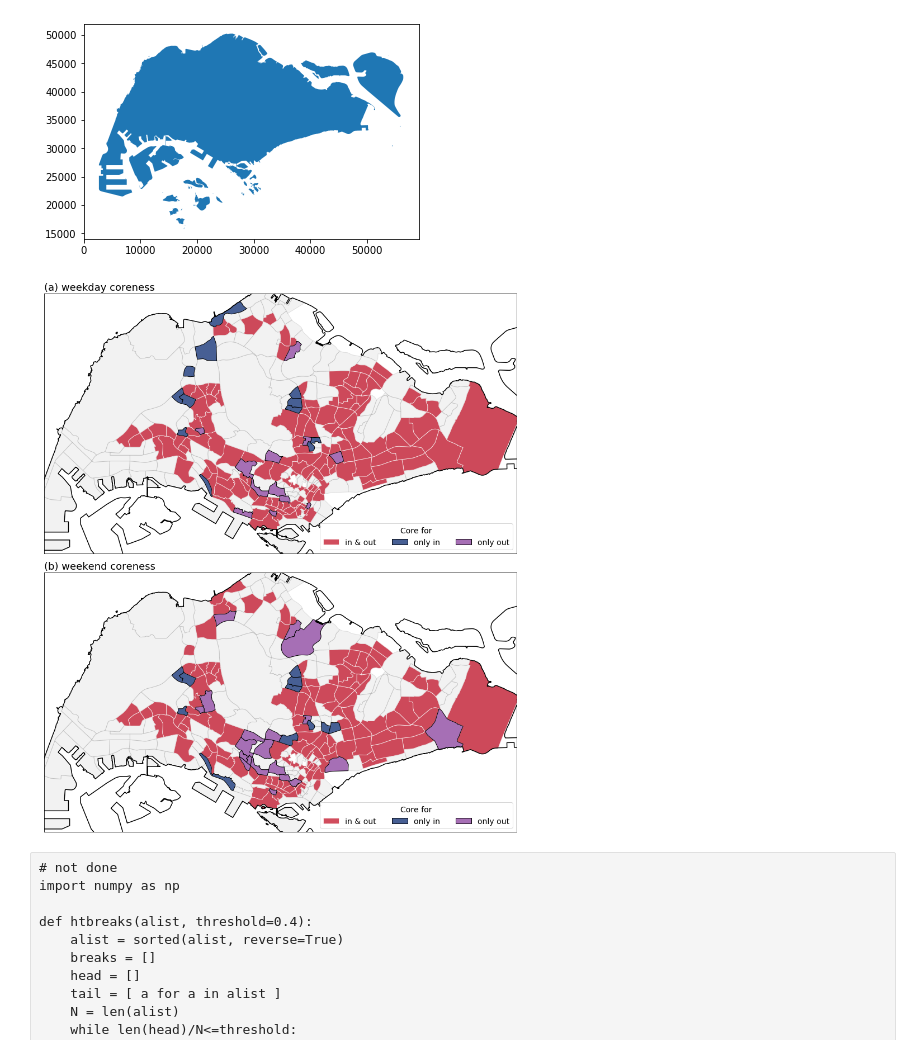
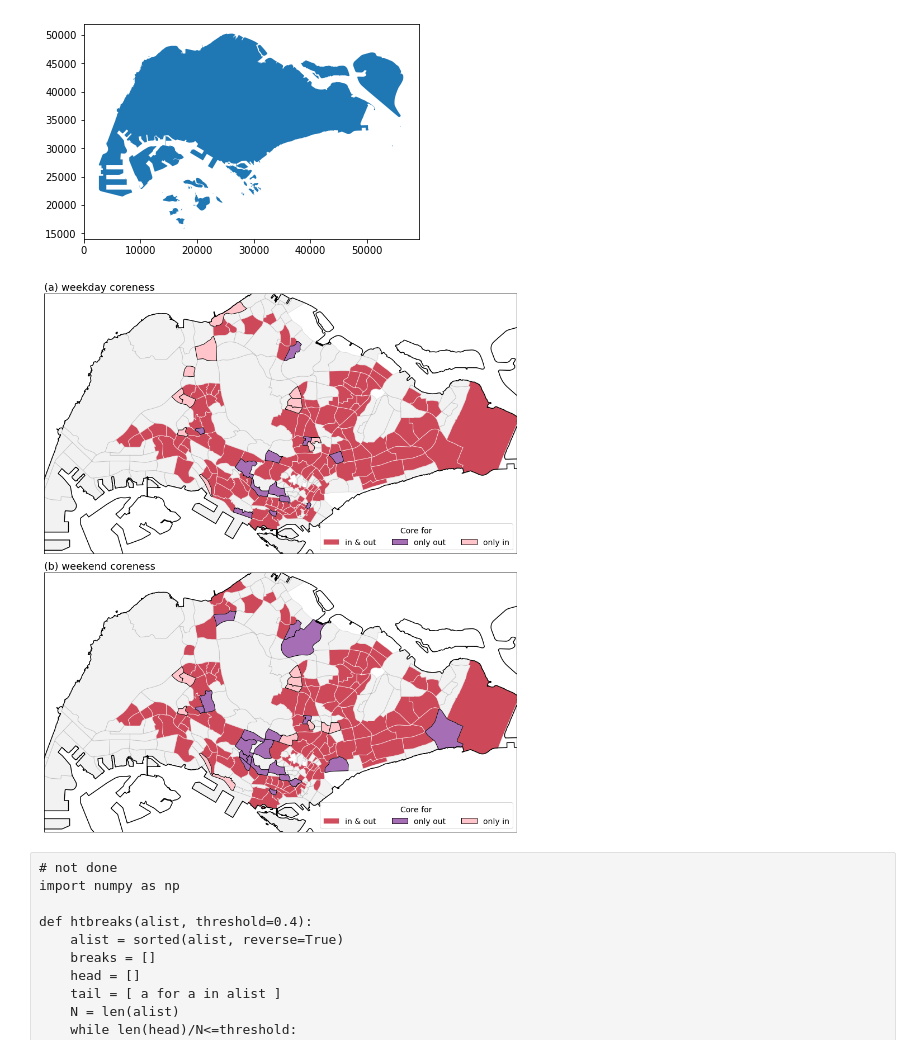
Before and after one commit to wcchin/SG_transit_analysis, a Jupyter notebook: analysis/run_kshell_decomposition.ipynb, the cells around one changed output. Cells and saved outputs as stored; diff of their text form; code cells hidden in the pictures.

Commit message:
update figures

```diff
--- a/analysis/run_kshell_decomposition.ipynb
+++ b/analysis/run_kshell_decomposition.ipynb
@@ -261,7 +261,7 @@ for ax in axs:
     subzone2.plot(color="grey", edgecolor="k", alpha=0.1, ax=ax)
     #region.plot(color="none", edgecolor="k", alpha=0.8, ax=ax)
 
-colors = ["xkcd:scarlet", "xkcd:dusky blue", "xkcd:soft purple"]
+colors = ["xkcd:scarlet", "xkcd:light rose", "xkcd:soft purple"]
 
 temp1 = subzone2[subzone2["weekday_in_core_lvl"]==1]
 temp1 = temp1[temp1["weekday_out_core_lvl"]==1]
@@ -284,35 +284,35 @@ temp1.plot(ax=axs[1], fc=colors[0], ec="w", alpha=.7)
 temp2 = subzone2[subzone2["weekend_in_core_lvl"]==1]
 temp2 = temp2[temp2["weekend_out_core_lvl"]==0]
 temp2.plot(ax=axs[1], fc=colors[1], ec="k", lw=1)
 
 temp3 = subzone2[subzone2["weekend_out_core_lvl"]==1]
 temp3 = temp3[temp3["weekend_in_core_lvl"]==0]
 temp3.plot(ax=axs[1], fc=colors[2], ec="k", lw=1)
 
 i = 0
 labs = "ab"
 labs2 = ["weekday coreness", "weekend coreness"]
 for ax in axs:
     union_geom.plot(fc="none", ec="k", lw=1.5, ax=ax)
     ax.set_xlim([4500,50000])
     ax.set_ylim([25000,50000])
     ax.set_xticks([])
     ax.set_yticks([])
     ax.set_title("({}) {}".format(labs[i], labs2[i]), loc="left", fontsize=18)
     patches1 = []
     patches1.append(mpatches.Patch(color=colors[0], ec="w", label="in & out", alpha=.7))
+    patches1.append(mpatches.Patch(color=colors[2], ec="k", lw=1, label="only out", alpha=1.))
     patches1.append(mpatches.Patch(color=colors[1], ec="k", lw=1, label="only in", alpha=1.))
-    patches1.append(mpatches.Patch(color=colors[2], ec="k", lw=1, label="only out", alpha=1.))
     leg1 = ax.legend(handles=patches1, ncol=3, fontsize=14, loc="lower right")
     leg1.set_title("Core for", prop={'size':14})
     i+=1
 
 
 
 plt.tight_layout()
 plt.savefig("figs/kshell_result.png", dpi=100, bbox_inches="tight")
 # %% [output]
-[figure, old version]
+[figure, new version]
 # %% [raw]
 # not done
 import numpy as np
```
Also changed, not shown: 11 other files.
